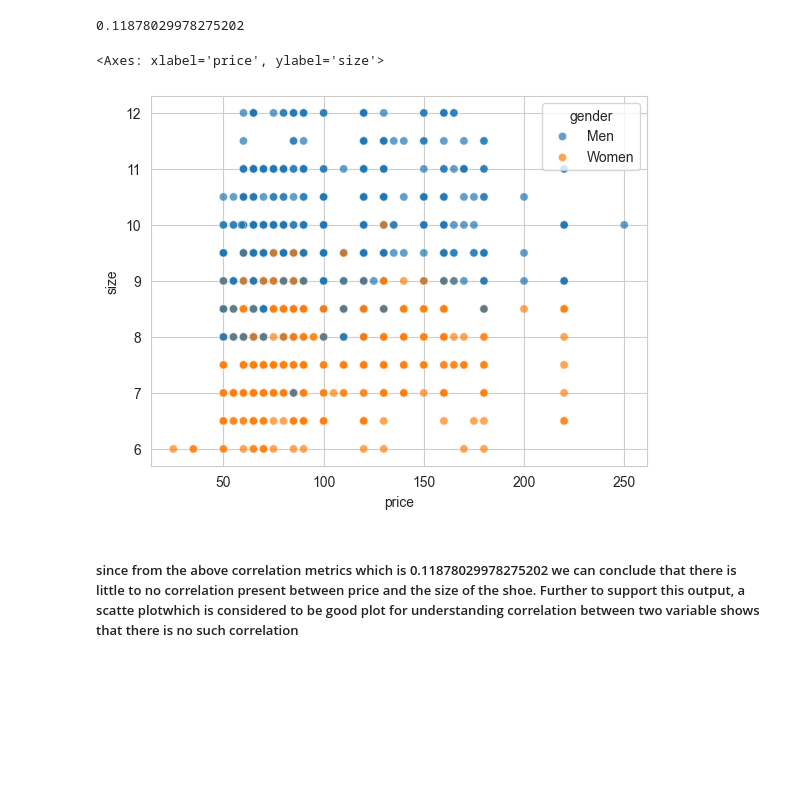
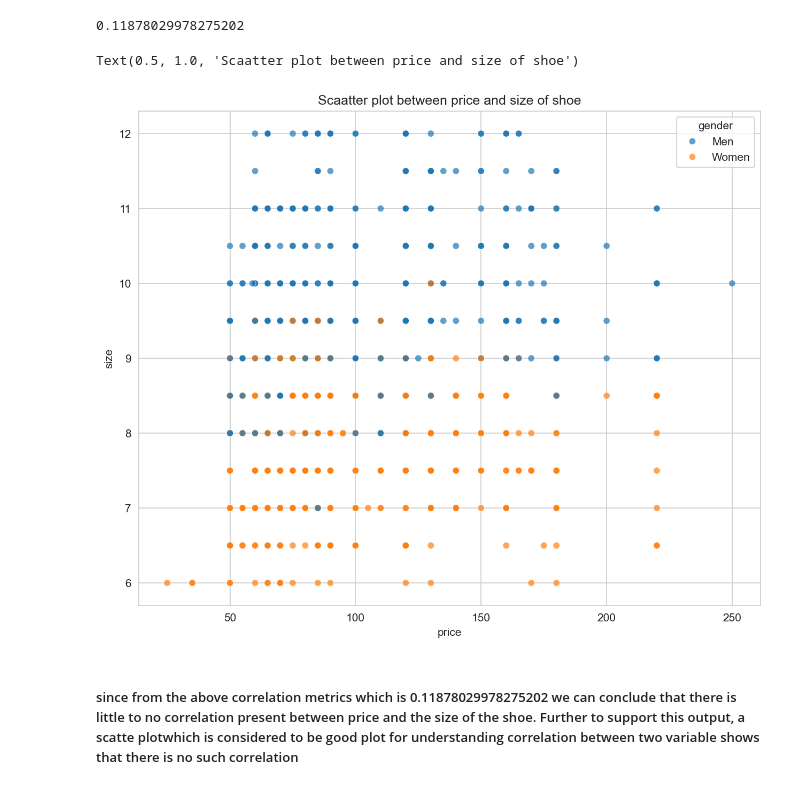
Before and after one commit to BishalJung7377/shoe_price, a Jupyter notebook: shoe_price.ipynb, the cells around one changed output. Drawn from its saved outputs; the diff is of its cells as text; code cells hidden in the pictures; blank space fills up the shorter version.

Commit message:
change made on scatter plot labels

```diff
--- a/shoe_price.ipynb
+++ b/shoe_price.ipynb
@@ -447,10 +447,12 @@ correlation
 # %% [output]
 0.11878029978275202
 # %%
+plt.figure(figsize=(10,8), dpi=150)
 sns.scatterplot(data=df, x="price", y="size", hue="gender", alpha=0.7)
+plt.title("Scaatter plot between price and size of shoe")
 # %% [output]
-<Axes: xlabel='price', ylabel='size'>
+Text(0.5, 1.0, 'Scaatter plot between price and size of shoe')
-[figure, old version]
+[figure, new version]
 # %% [markdown]
 ##### since from the above correlation metrics which is 0.11878029978275202 we can conclude that there is little to no correlation present between price and the size of the shoe. Further to support this output, a scatte plotwhich is considered to be good plot for understanding correlation between two variable shows that there is no such correlation
 # %%
```
